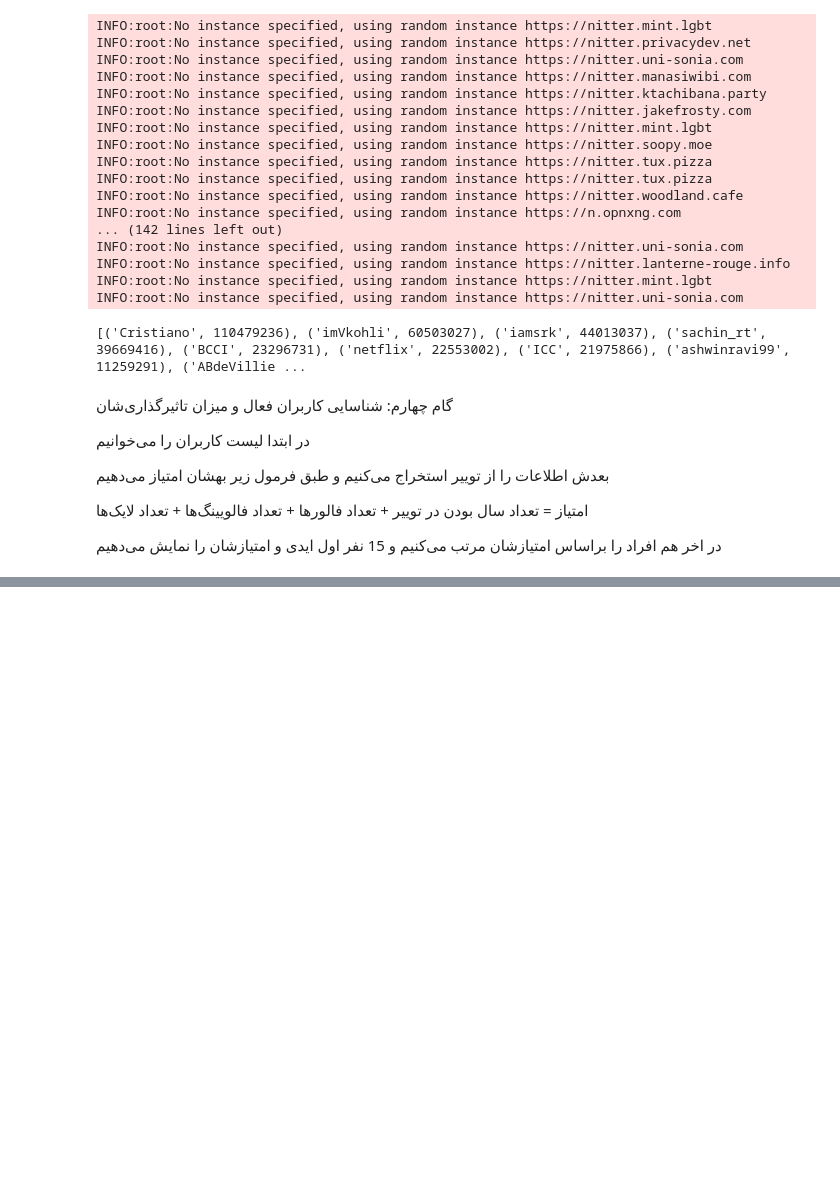
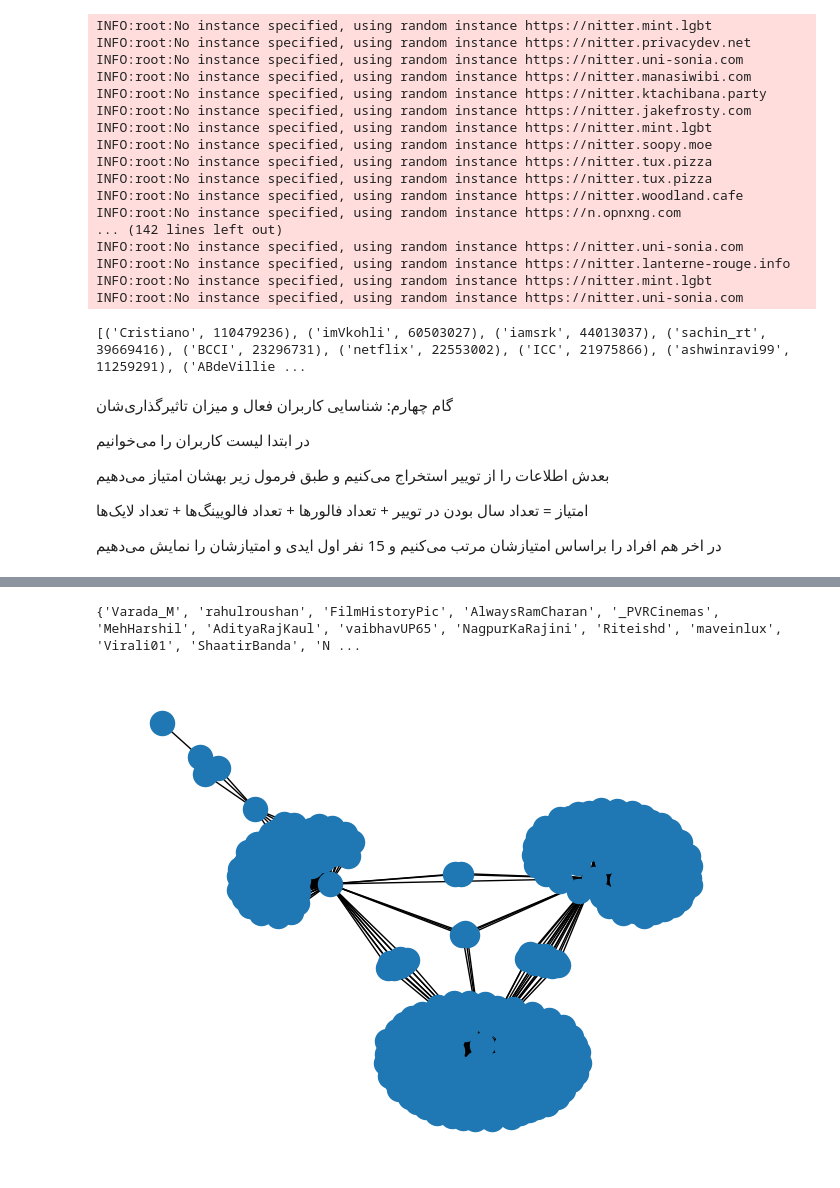
Before and after one commit to alirrah/SNUI, a Jupyter notebook: SN.ipynb, the cells around one changed output, grey strips where cells are left out. Drawn from its saved outputs; the diff is of its cells as text; code cells hidden in the pictures; blank space fills up the shorter version.

```diff
--- a/SN.ipynb
+++ b/SN.ipynb
@@ -363,0 +376,24 @@ print(list(sorted_user_score.items())[:15])
+# %%
+import pandas as pd
+from ntscraper import Nitter
+
+scraper = Nitter()
+# %%
+import networkx as nx
+
+G = nx.Graph()
+user = {'imVkohli'}
+selected_user = set()
+
+for i in range(5):
+  member = list(user - selected_user)[0]
+  G.add_node(member)
+  selected_user.add(member)
+  tweet_number = scraper.get_profile_info(member)['stats']['tweets']
+
+  tweets = scraper.get_tweets(member , mode='user', number=min(tweet_number, 500))
+
+  for tweet in tweets['tweets']:
+    if tweet['is-retweet'] == True:
+      user.add(tweet['user']['username'][1:])
+      G.add_edge(member, tweet['user']['username'][1:])
@@ -363,0 +418,14 @@ print(list(sorted_user_score.items())[:15])
+# %%
+x = nx.connected_components(G)
+
+for item in x:
+  print(item)
+# %% [output]
+{'Varada_M', 'rahulroushan', 'FilmHistoryPic', 'AlwaysRamCharan', '_PVRCinemas', 'MehHarshil', 'AdityaRajKaul', 'vaibhavUP65', 'NagpurKaRajini', 'Riteishd', 'maveinlux', 'Virali01', 'ShaatirBanda', 'N ...
+# %%
+import networkx as nx
+import matplotlib.pyplot as plt
+nx.draw(G, nx.spring_layout(G, seed=225))
+plt.show()
+# %% [output]
+[figure, added]
```
Also changed, not shown: parts of 3 cells of this notebook.
